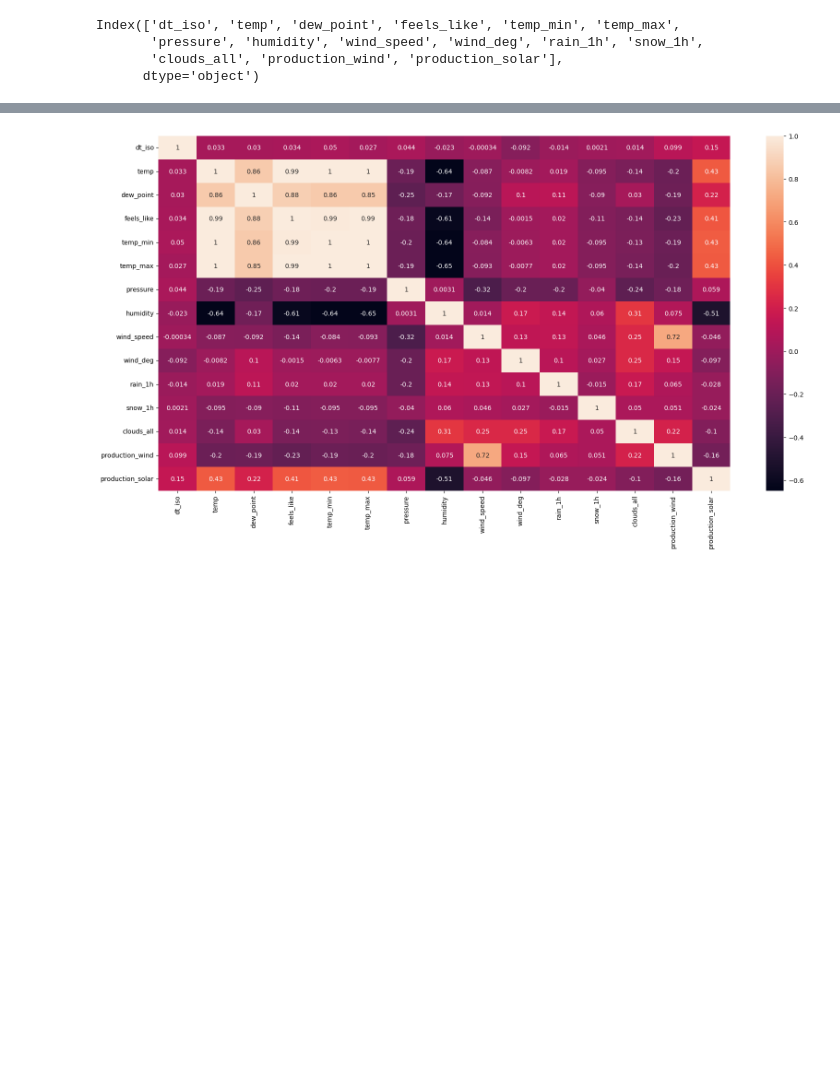
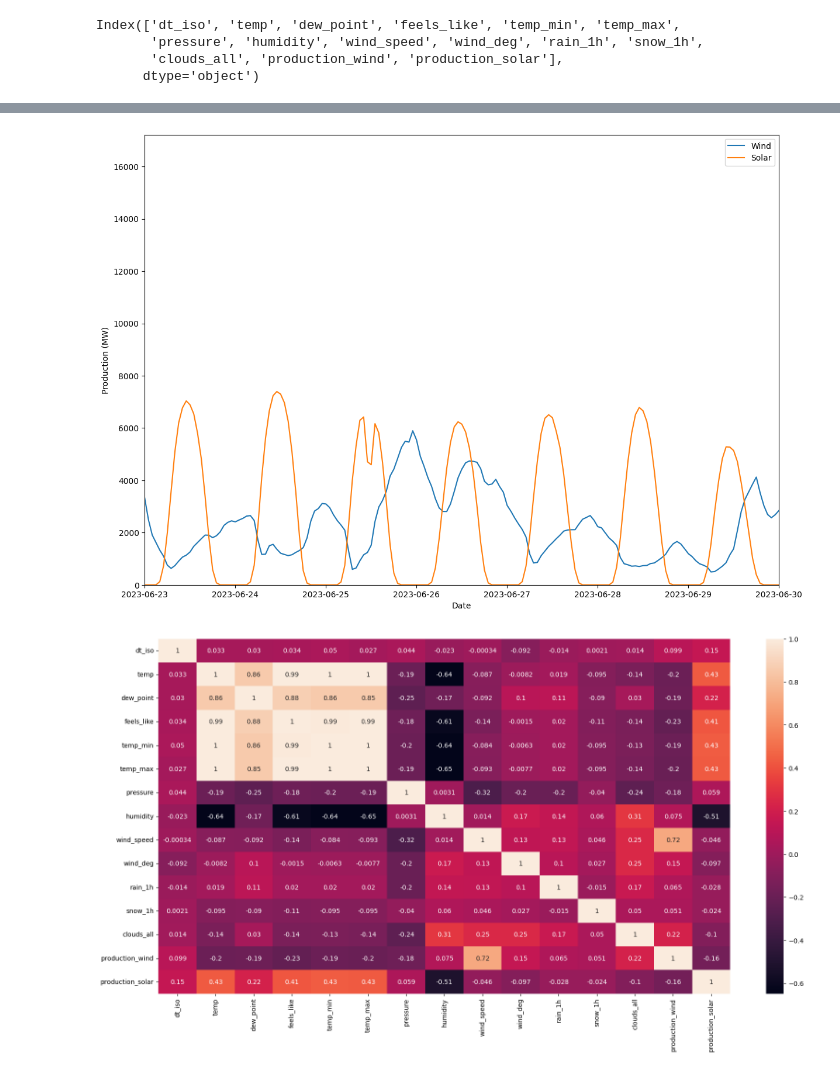
Before and after one commit to ibrahimmkhalid/data-228-project, a Jupyter notebook: exploring.sync.ipynb, the cells around one changed output, grey strips where cells are left out. Cells and saved outputs as stored; diff of their text form; code cells hidden in the pictures; blank space fills up the shorter version.

```diff
--- a/exploring.sync.ipynb
+++ b/exploring.sync.ipynb
@@ -319,3 +348,28 @@ df.head()
+# %%
+fig, ax = plt.subplots(figsize=(14, 10))
+line1, = ax.plot([], [], label="Wind")
+line2, = ax.plot([], [], label="Solar")
+ax.legend()
+ax.set_ylim(0, max(df["production_wind"].max(), df["production_solar"].max()))
+ax.set_xlabel("Date")
+ax.set_ylabel("Production (MW)")
+def animate(i):
+    start_date = df["dt_iso"].min() + datetime.timedelta(days=i)
+    end_date = start_date + datetime.timedelta(days=number_of_days)
+    df_plot = df[(df["dt_iso"] >= start_date) & (df["dt_iso"] <= end_date)]
+    line1.set_data(df_plot["dt_iso"], df_plot["production_wind"])
+    line2.set_data(df_plot["dt_iso"], df_plot["production_solar"])
+    ax.set_xlim(start_date, end_date)
+    return line1, line2
+
+ani = animation.FuncAnimation(fig,
+                              animate,
+                              frames=int((df["dt_iso"].max() - df["dt_iso"].min()).days - number_of_days + 1),
+                              interval=75,
+                              blit=True)
+ani.save("energy_production.mp4")
+# %% [output]
+[figure, added]
 # %%
 plt.figure(figsize=(20, 10))
 sns.heatmap(df.corr(), annot=True)
```
Also changed, not shown: parts of 3 cells of this notebook, 3 other files.
